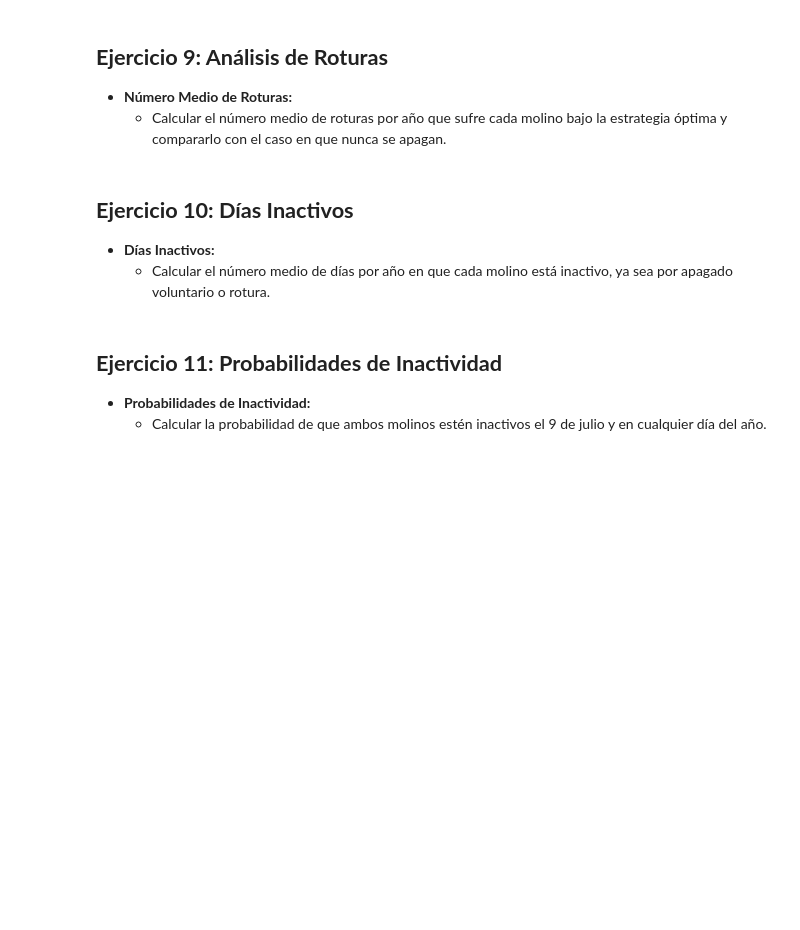
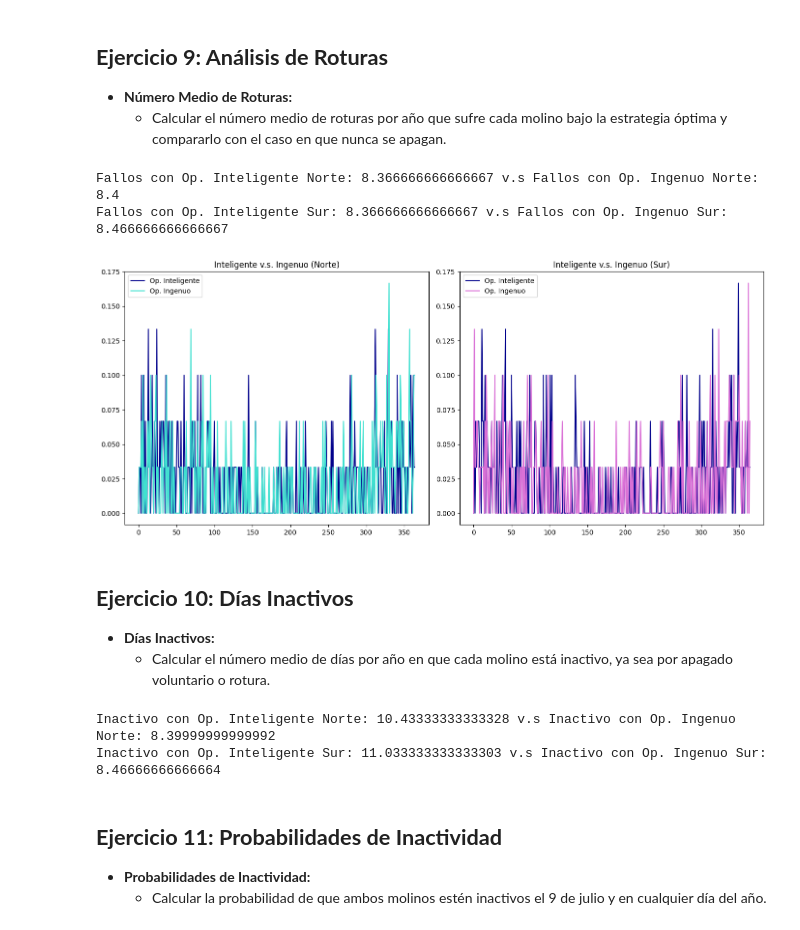
Before and after one commit to olmiave/ACN_TP1, a Jupyter notebook: TP1.ipynb, the cells around one changed output. Cells and saved outputs as stored; diff of their text form; code cells hidden in the pictures; blank space fills up the shorter version.

```diff
--- a/TP1.ipynb
+++ b/TP1.ipynb
@@ -914,10 +979,43 @@ plt.show()
 ## **Ejercicio 9: Análisis de Roturas** <a name="Ejercicio-9"></a>
 - **Número Medio de Roturas:**
   - Calcular el número medio de roturas por año que sufre cada molino bajo la estrategia óptima y compararlo con el caso en que nunca se apagan.
+# %%
+#Utilizamos el cálculo hecho previamente para calcular los fallos
+
+print("Fallos con Op. Inteligente Norte:", np.sum(np.mean(fallos_n, axis = 0)), "v.s Fallos con Op. Ingenuo Norte:", np.sum(np.mean(fallos_ingenuo_n, axis = 0)))
+print("Fallos con Op. Inteligente Sur:", np.sum(np.mean(fallos_s, axis = 0)), "v.s Fallos con Op. Ingenuo Sur:", np.sum(np.mean(fallos_ingenuo_s, axis = 0)))
+
+plt.figure(figsize=(14, 6))
+
+# Graficar series temporales
+plt.subplot(1,2,1)
+plt.plot(np.mean(fallos_n, axis = 0), label='Op. Inteligente', color = 'darkblue')
+plt.plot(np.mean(fallos_ingenuo_n, axis = 0), label='Op. Ingenuo', color =c[0])
+plt.title('Inteligente v.s. Ingenuo (Norte)')
+plt.legend()
+
+plt.subplot(1,2,2)
+plt.plot(np.mean(fallos_s, axis = 0), label='Op. Inteligente', color = 'darkblue')
+plt.plot(np.mean(fallos_ingenuo_s, axis = 0), label='Op. Ingenuo', color = c[1])
+plt.title('Inteligente v.s. Ingenuo (Sur)')
+plt.legend()
+
+plt.tight_layout()
+plt.show()
+# %% [output]
+Fallos con Op. Inteligente Norte: 8.366666666666667 v.s Fallos con Op. Ingenuo Norte: 8.4
+Fallos con Op. Inteligente Sur: 8.366666666666667 v.s Fallos con Op. Ingenuo Sur: 8.466666666666667
+[figure, added]
 # %% [markdown]
 ## **Ejercicio 10: Días Inactivos** <a name="Ejercicio-10"></a>
 - **Días Inactivos:**
   - Calcular el número medio de días por año en que cada molino está inactivo, ya sea por apagado voluntario o rotura.
+# %%
+print("Inactivo con Op. Inteligente Norte:", 365 - np.sum(np.mean(activo_n, axis = 0)), "v.s Inactivo con Op. Ingenuo Norte:", 365 - np.sum(np.mean(activo_ingenuo_n, axis = 0)))
+print("Inactivo con Op. Inteligente Sur:", 365 - np.sum(np.mean(activo_s, axis = 0)), "v.s Inactivo con Op. Ingenuo Sur:", 365 - np.sum(np.mean(activo_ingenuo_s, axis = 0)))
+# %% [output]
+Inactivo con Op. Inteligente Norte: 10.43333333333328 v.s Inactivo con Op. Ingenuo Norte: 8.39999999999992
+Inactivo con Op. Inteligente Sur: 11.033333333333303 v.s Inactivo con Op. Ingenuo Sur: 8.46666666666664
 # %% [markdown]
 ## **Ejercicio 11: Probabilidades de Inactividad** <a name="Ejercicio-11"></a>
 - **Probabilidades de Inactividad:**
```
Also changed, not shown: parts of 14 cells of this notebook.
